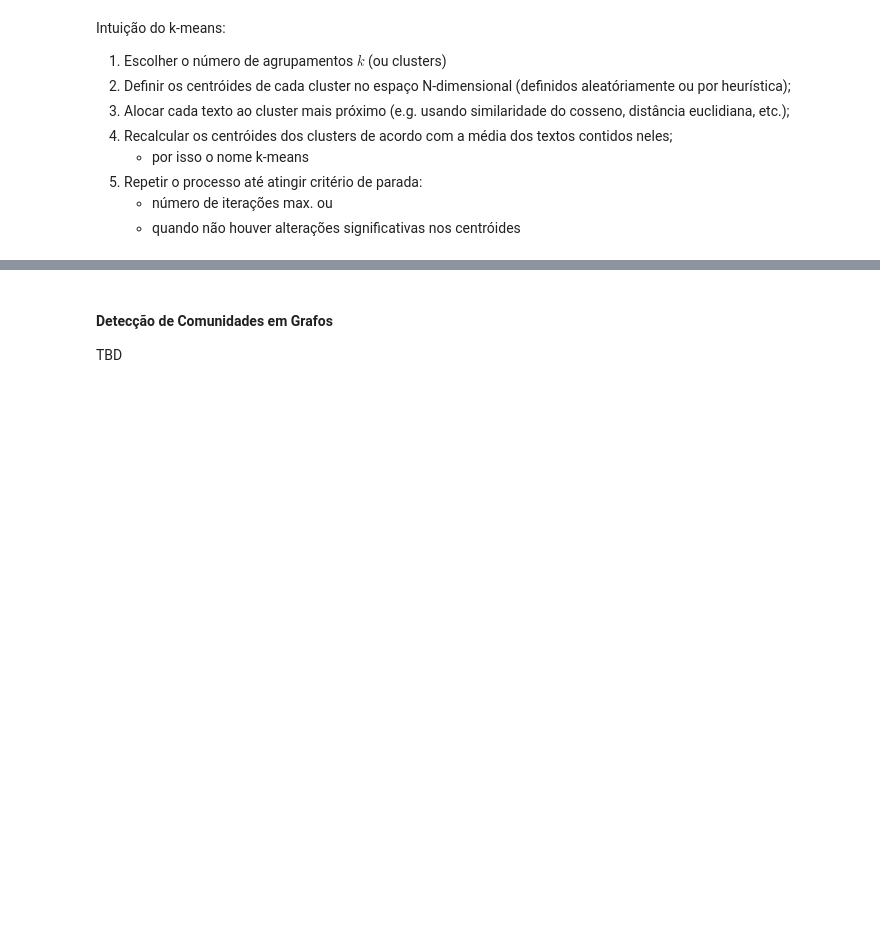
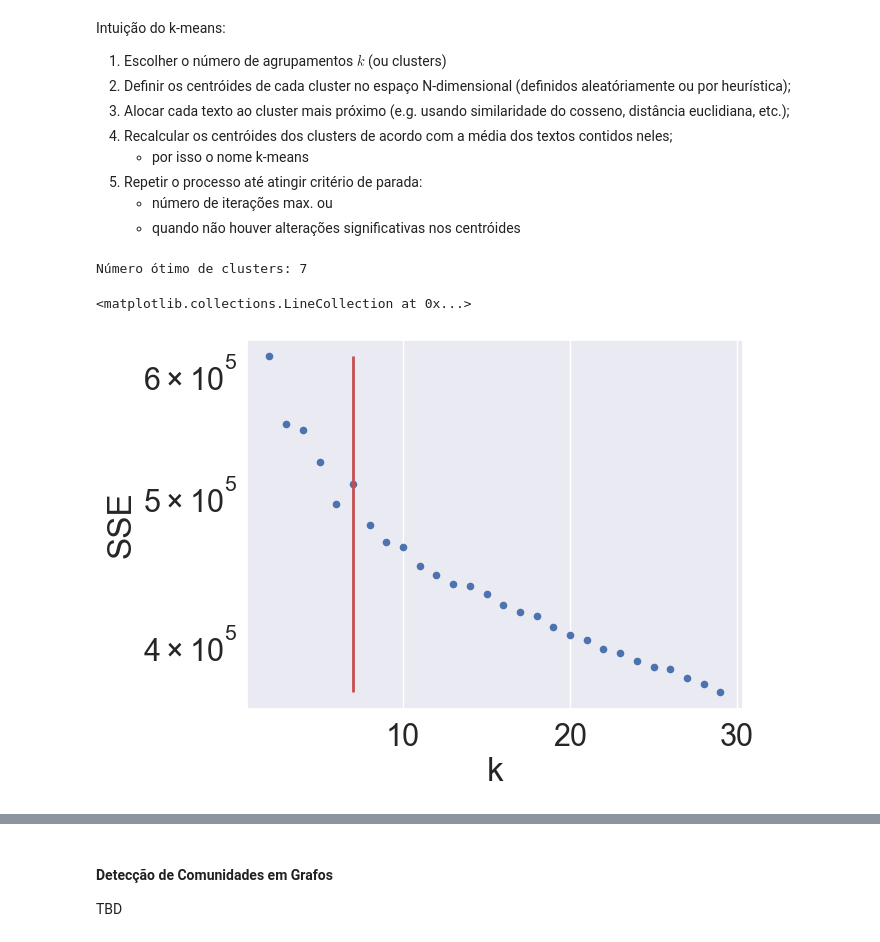
Before and after one commit to webmedia2022-nlp/course-code, a Jupyter notebook: NLP_WebMedia2022.ipynb, the cells around one changed output, grey strips where cells are left out. Saved outputs shown, nothing was run; the diff lists cells and outputs as text; code cells hidden in the pictures; blank space fills up the shorter version.

```diff
--- a/NLP_WebMedia2022.ipynb
+++ b/NLP_WebMedia2022.ipynb
@@ -1218,6 +1250,4 @@ print(f"{len(dataset.data)} Documentos - {true_k} Categorias")
 # %%
-# Transformação do dataset em um vetor TF-IDF
-
-tfidf_model, tfidf_data = stats_models.tfidf(dataset.data)
-
-print(f"Documentos: {tfidf_data.shape[0]}, Features: {tfidf_data.shape[1]}")
+# Transformação do dataset em um vetor BoW
+model, news_vector = StatisticalModels().bow(df_news['text'])
+print(f"Documentos: {news_vector.shape[0]}, Features: {news_vector.shape[1]}")
@@ -1246,8 +1292,8 @@ Intuição do k-means:
 # Treina modelos com k=2 até k=30 para testar usando o método do cotovelo
 results = []
 for k in range(2, 30):
-    kmeans = Clustering().kmeans(tfidf_data, k=k)
-    kmeans_model = kmeans.fit(tfidf_data)
+    kmeans = Clustering().kmeans(news_vector, k=k)
+    kmeans_model = kmeans.fit(news_vector)
 
     sse = kmeans_model.inertia_
     results.append([sse, k])
@@ -1257,13 +1303,20 @@ from kneebow.rotor import Rotor
 rotor = Rotor()
 rotor.fit_rotate(results)
 
-# Plota a curva de k versus SSE (soma dos erros quadráticos)
-rotor.plot_elbow()
-
 # Obtém o valor ótimo de clusters
 optimal_k = rotor.get_knee_index()
-print('Número óotimo de clusters:', optimal_k)
+print('Número ótimo de clusters:', optimal_k)
 
-#pd.DataFrame(results, columns=['SSE', 'k']).plot.scatter('k', 'SSE')
+# Gera o dataset de resultados
+df_results = pd.DataFrame(results, columns=['SSE', 'k'])
+# %% [output]
+Número ótimo de clusters: 7
+# %%
+ax = df_results.plot.scatter('k', 'SSE')
+ax.set_yscale('log')
+ax.vlines(x=optimal_k, ymin=df_results['SSE'].min(), ymax=df_results['SSE'].max(), linewidth=2, color='r')
+# %% [output]
+<matplotlib.collections.LineCollection at 0x...>
+[figure, added]
 # %%
 # Treina o modelo k-means com o número ótimo de clusters
```
Also changed, not shown: parts of 25 cells of this notebook, 6 other files.
